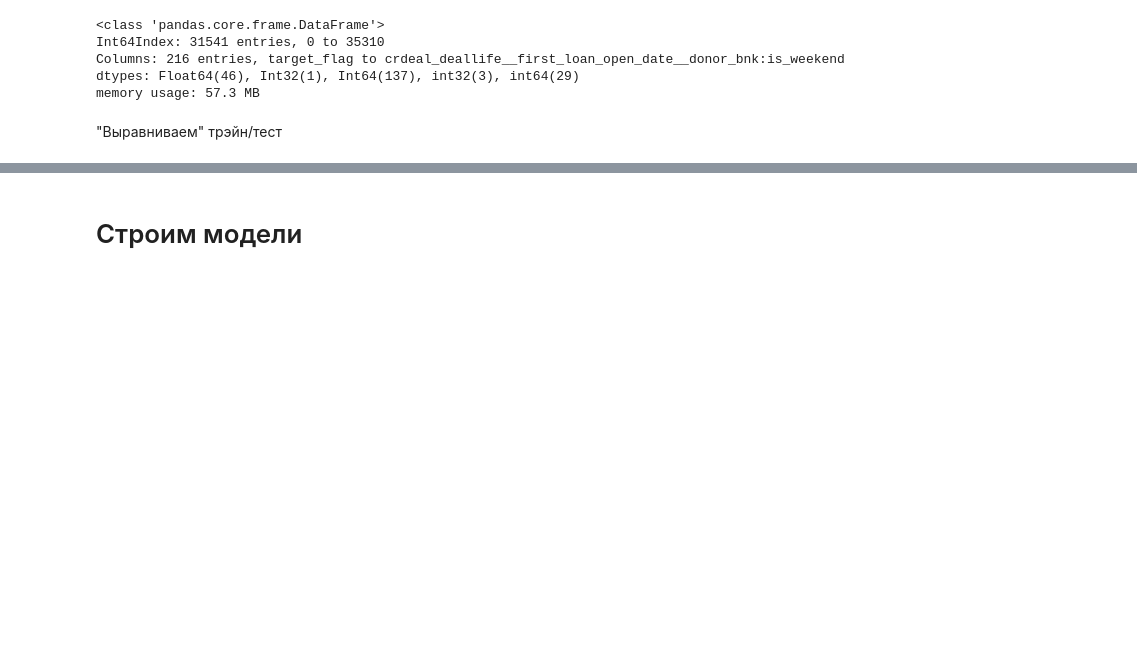
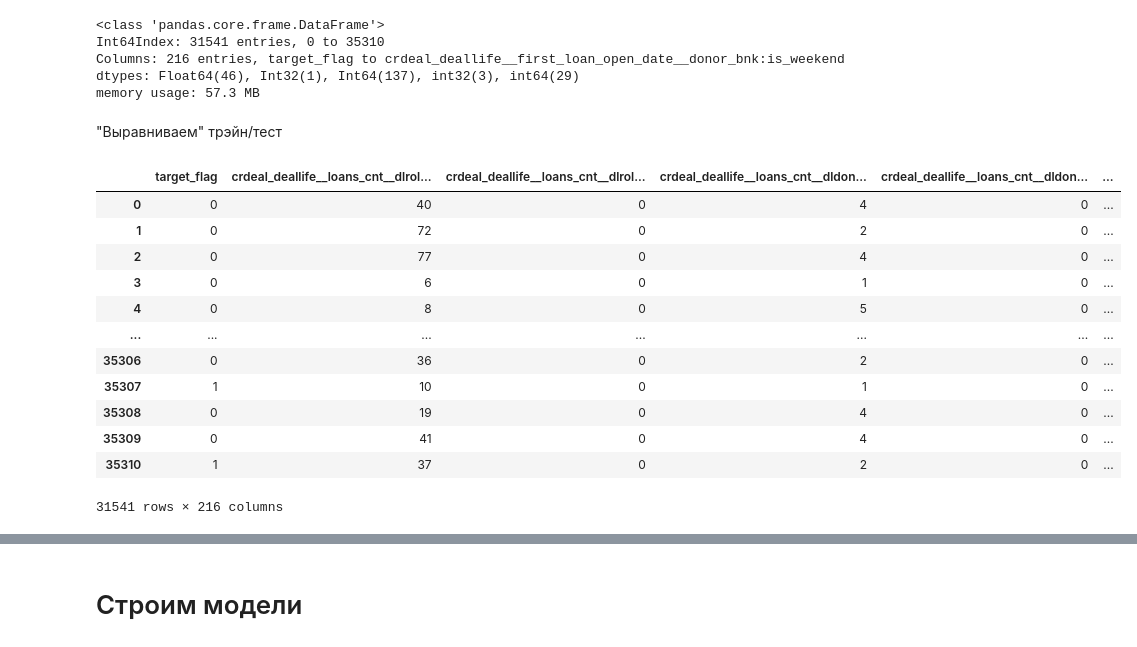
Before and after one commit to yachtsman/SOS-test, a Jupyter notebook: Task_2_ML.ipynb, the cells around one changed output, grey strips where cells are left out. Drawn from its saved outputs; the diff is of its cells as text; code cells hidden in the pictures; blank space fills up the shorter version.

```diff
--- a/Task_2_ML.ipynb
+++ b/Task_2_ML.ipynb
@@ -353,3 +354,19 @@ memory usage: 57.3 MB
 columns_to_train = df_train.columns
 # %%
 df_test = df_test[columns_to_train]
+# %%
+df_train
+# %% [output]
+|  | target_flag | crdeal_deallife__loans_cnt__dlrol... | crdeal_deallife__loans_cnt__dlrol... | crdeal_deallife__loans_cnt__dldon... | crdeal_deallife__loans_cnt__dldon... | ... |
+| 0 | 0 | 40 | 0 | 4 | 0 | ... |
+| 1 | 0 | 72 | 0 | 2 | 0 | ... |
+| 2 | 0 | 77 | 0 | 4 | 0 | ... |
+| 3 | 0 | 6 | 0 | 1 | 0 | ... |
+| 4 | 0 | 8 | 0 | 5 | 0 | ... |
+| ... | ... | ... | ... | ... | ... | ... |
+| 35306 | 0 | 36 | 0 | 2 | 0 | ... |
+| 35307 | 1 | 10 | 0 | 1 | 0 | ... |
+| 35308 | 0 | 19 | 0 | 4 | 0 | ... |
+| 35309 | 0 | 41 | 0 | 4 | 0 | ... |
+| 35310 | 1 | 37 | 0 | 2 | 0 | ... |
+31541 rows × 216 columns
```
Also changed, not shown: parts of 14 cells of this notebook.
